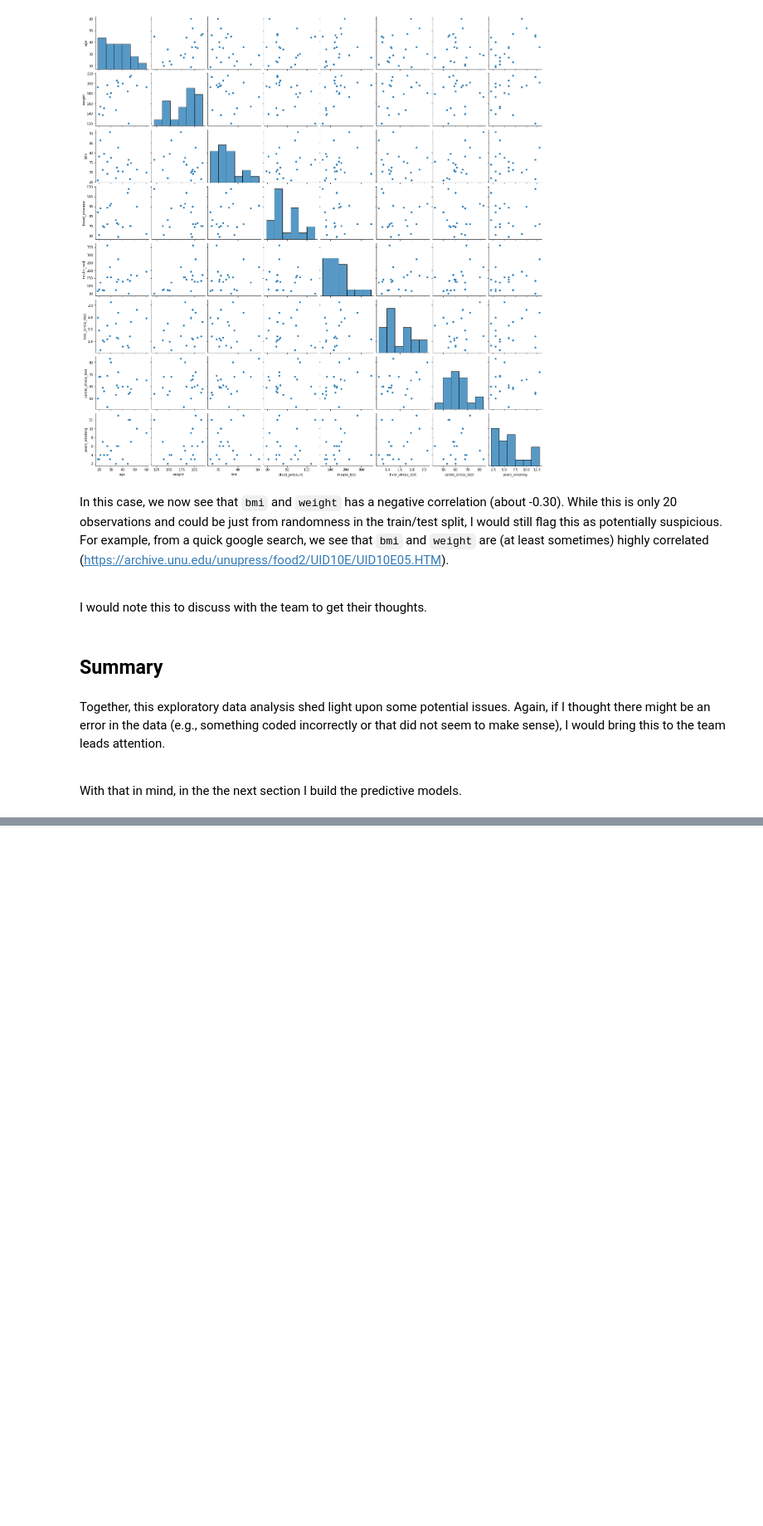
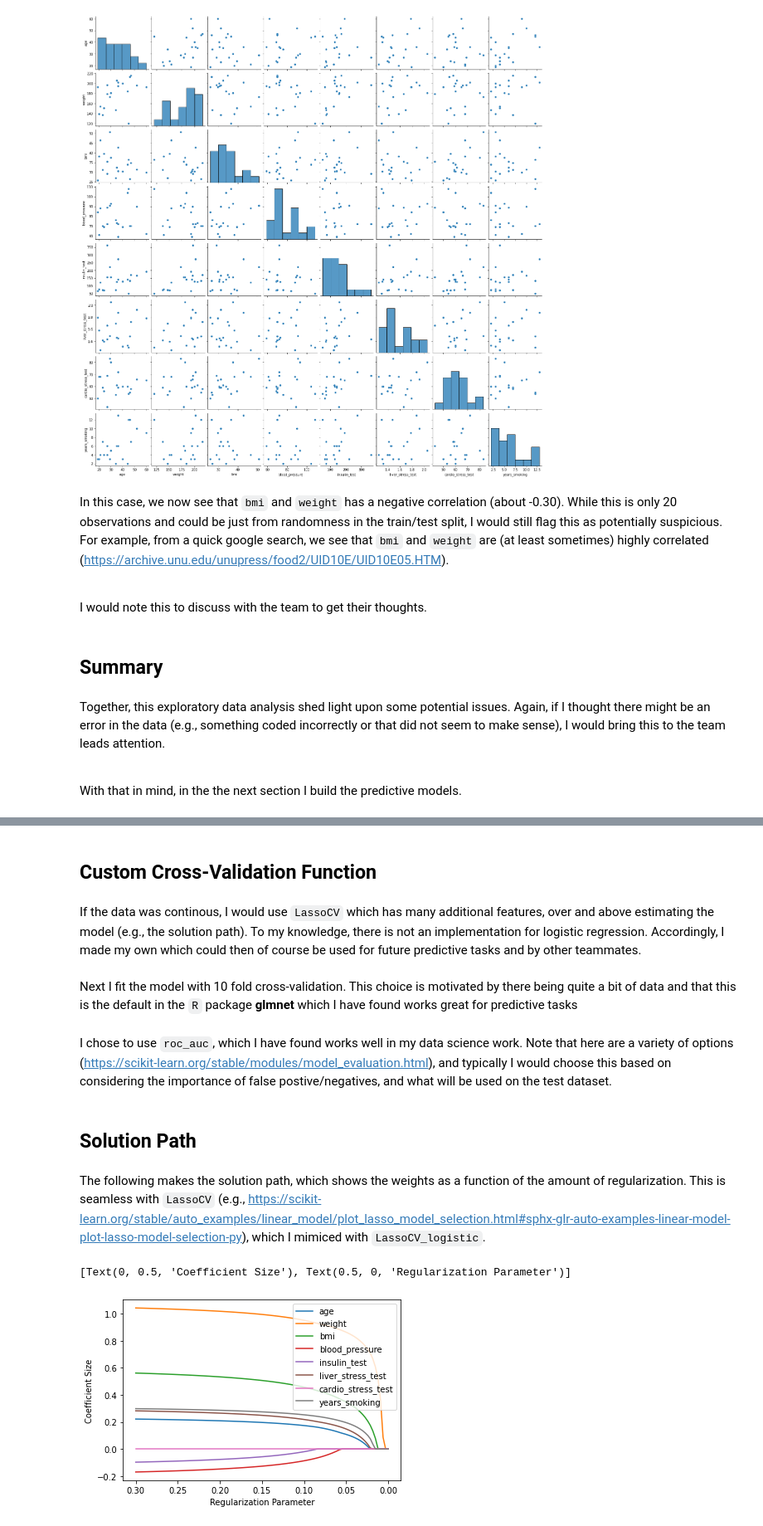
Before and after one commit to donaldRwilliams/notebook, a Jupyter notebook: notebook.ipynb, the cells around one changed output, grey strips where cells are left out. Shown at 83% size. Drawn from its saved outputs; the diff is of its cells as text; code cells hidden in the pictures; blank space fills up the shorter version.

```diff
--- a/notebook.ipynb
+++ b/notebook.ipynb
@@ -359,6 +190,0 @@ X_train
-# %%
-def scale(X):
-  means = X_train.mean()
-  stds  = X_train.std()
-  X_scaled = (X_train - means) / stds
-  return {"X_scaled": X_scaled, "stds": stds, "means": means}
@@ -397,0 +228,14 @@ array([0.75151449, 0.17614   , 0.40551455, 0.03945275, 0.19615176,
+# %%
+def scale(X):
+  means = X.mean()
+  stds  = X.std()
+  X_scaled = (X - means) / stds
+  return {"X_scaled": X_scaled, "stds": stds, "means": means}
+
+# scale the training data
+scaling_info = scale(X_train)
+
+X_train_scaled = scaling_info["X_scaled"]
+
+# scale test data based on training means and stds
+X_test_scaled = (X_test - scaling_info["means"]) / scaling_info["stds"]
@@ -397,0 +262,8 @@ array([0.75151449, 0.17614   , 0.40551455, 0.03945275, 0.19615176,
+# %% [markdown]
+## Custom Cross-Validation Function
+# %% [markdown]
+If the data was continous, I would use `LassoCV` which has many additional
+features, over and above estimating the model (e.g., the solution path). To
+my knowledge, there is not an implementation for logistic regression.
+Accordingly, I made my own which could then of course be used for future
+predictive tasks and by other teammates.
@@ -397,0 +310,37 @@ array([0.75151449, 0.17614   , 0.40551455, 0.03945275, 0.19615176,
+# %% [markdown]
+Next I fit the model with 10 fold cross-validation. This choice is motivated by there being quite a bit of data and that this is the default in the
+`R` package **glmnet** which I have found works great for predictive tasks
+# %%
+fit = LassoCV_logistic(X=X_train_scaled, y=y_train,
+                       alpha_n = 100,
+                       cv_folds = 10,
+                       alpha_max = 0.3,
+                       scoring="roc_auc")
+# %% [markdown]
+I chose to use `roc_auc`, which I have found works well in my data science work. Note that here are a variety of options (https://scikit-learn.org/stable/modules/model_evaluation.html), and typically I would choose this based on considering the importance of false postive/negatives, and what will be used on the test dataset.
+# %% [markdown]
+## Solution Path
+# %% [markdown]
+The following makes the solution path, which shows the weights as a function of the amount of regularization. This is seamless with `LassoCV` (e.g., https://scikit-learn.org/stable/auto_examples/linear_model/plot_lasso_model_selection.html#sphx-glr-auto-examples-linear-model-plot-lasso-model-selection-py), which
+I mimiced with `LassoCV_logistic`.
+# %%
+solution_path = fit["solution_path"]
+
+solution_path['coef_id'] = solution_path.coef_id.astype(str)
+
+solution_path = solution_path.reset_index()
+
+plt = sns.lineplot(x='alpha_a',
+                   hue = 'coef_id',
+                   y='coef',
+                   data=solution_path,
+                   legend= False)
+
+plt.invert_xaxis()
+
+plt.legend(title='', loc='upper right', labels=X_train.columns)
+
+plt.set(ylabel='Coefficient Size', xlabel='Regularization Parameter')
+# %% [output]
+[Text(0, 0.5, 'Coefficient Size'), Text(0.5, 0, 'Regularization Parameter')]
+[figure, added]
```
Also changed, not shown: parts of 49 cells of this notebook.
